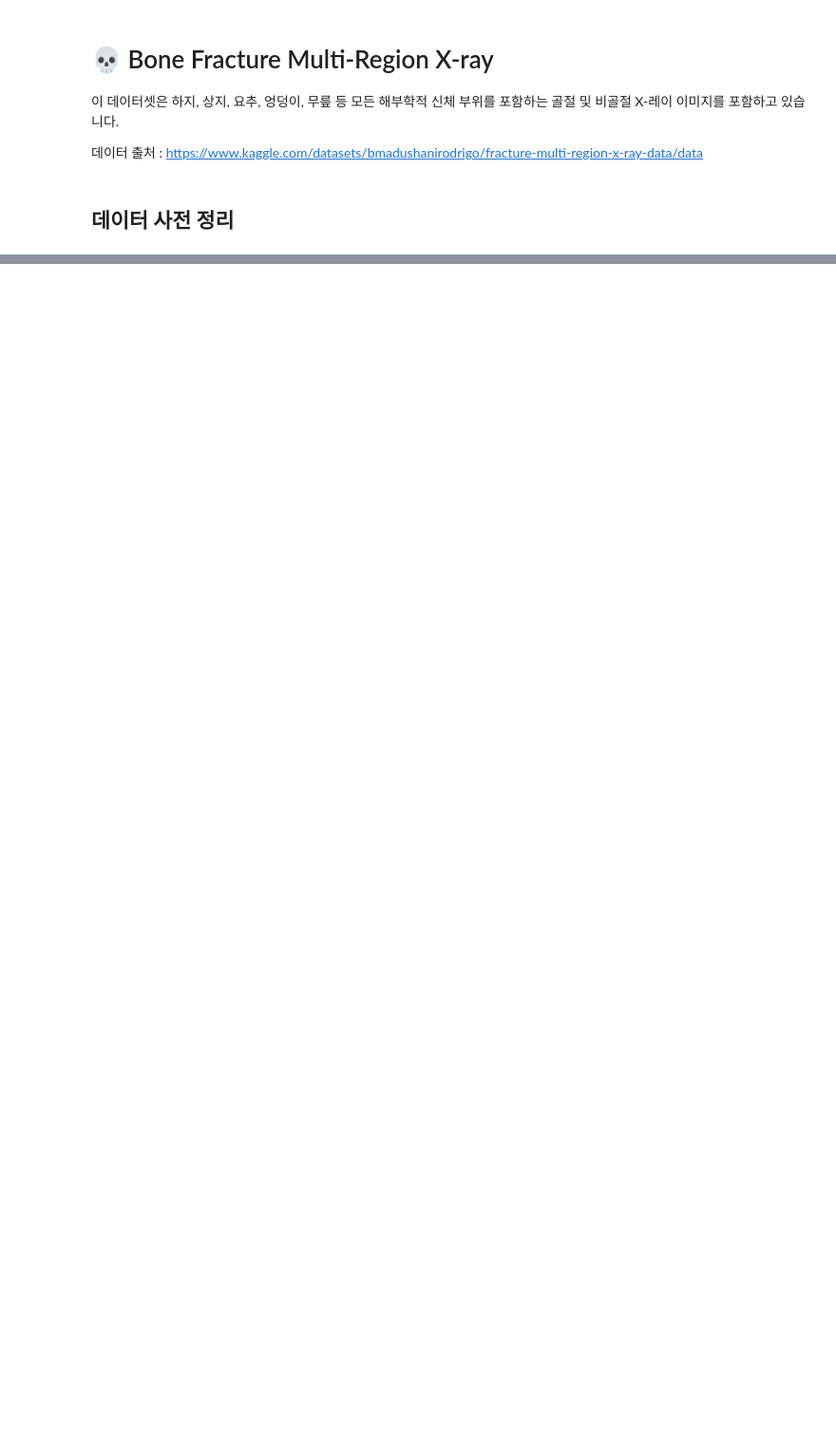
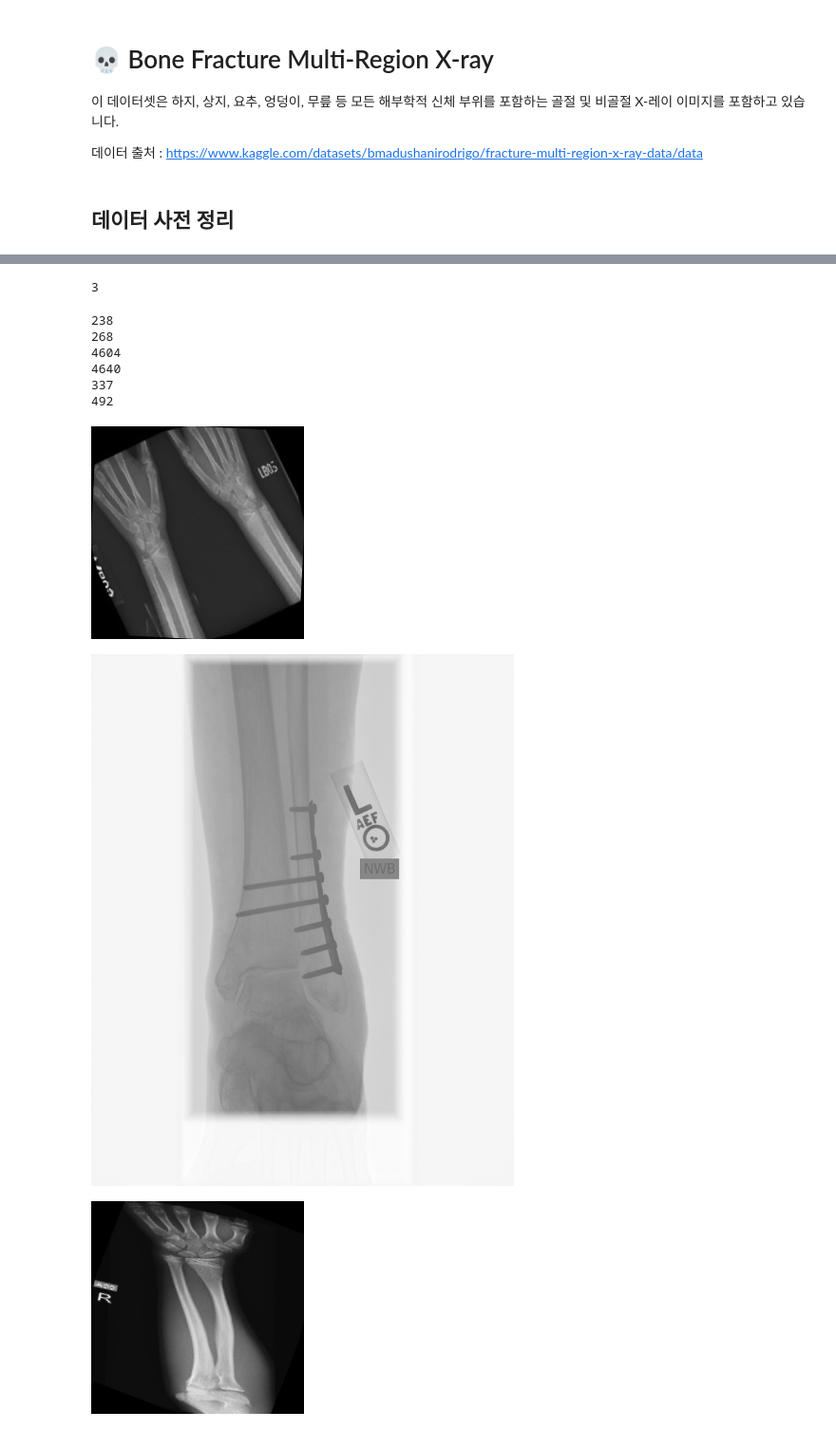
Before and after one commit to pauljo13/Bone-Fracture-Multi-Region-X-ray, a Jupyter notebook: BoneFracture.ipynb, the cells around one changed output, grey strips where cells are left out. Shown at 95% size. Saved outputs shown, nothing was run; the diff lists cells and outputs as text; code cells hidden in the pictures; blank space fills up the shorter version.

```diff
--- a/BoneFracture.ipynb
+++ b/BoneFracture.ipynb
@@ -104,0 +101,6 @@ def change_file_determiner(directory):
+# %%
+data_dir = "/Users/bumsoojoe/Desktop/Project/Bone Fracture DL/Data"
+data = os.listdir(data_dir)
+len(data)
+# %% [output]
+3
@@ -104,0 +111,47 @@ def change_file_determiner(directory):
+# %%
+BB_test_fr = "/Users/bumsoojoe/Desktop/Project/Bone Fracture DL/Data/Bone_Fracture_Binary_Classification/test/fractured"
+BB_test_nfr = "/Users/bumsoojoe/Desktop/Project/Bone Fracture DL/Data/Bone_Fracture_Binary_Classification/test/not fractured"
+BB_train_fr = "/Users/bumsoojoe/Desktop/Project/Bone Fracture DL/Data/Bone_Fracture_Binary_Classification/train/fractured"
+BB_train_nfr = "/Users/bumsoojoe/Desktop/Project/Bone Fracture DL/Data/Bone_Fracture_Binary_Classification/train/not fractured"
+BB_val_fr = "/Users/bumsoojoe/Desktop/Project/Bone Fracture DL/Data/Bone_Fracture_Binary_Classification/val/fractured"
+BB_val_nfr = "/Users/bumsoojoe/Desktop/Project/Bone Fracture DL/Data/Bone_Fracture_Binary_Classification/val/not fractured"
+
+data_dir_list = [BB_test_fr,BB_test_nfr,BB_train_fr,BB_train_nfr,BB_val_fr,BB_val_nfr]
+
+for i in data_dir_list:
+    print(data_image_len(i))
+# %% [output]
+238
+268
+4604
+4640
+337
+492
+# %%
+def show_random_images(image_path):
+    # 이미지 파일 확장자 리스트
+    valid_extensions = ['.jpg', '.jpeg', '.png', '.gif', '.bmp']
+
+    # 주어진 경로에서 모든 파일을 리스트업
+    all_files = [os.path.join(image_path, f) for f in os.listdir(image_path) if os.path.isfile(os.path.join(image_path, f))]
+
+    # 이미지 파일만 필터링
+    image_files = [f for f in all_files if os.path.splitext(f)[1].lower() in valid_extensions]
+
+    # 이미지 파일이 9개 미만일 경우 모든 이미지를 보여줌
+    if len(image_files) < 9:
+        selected_images = image_files
+    else:
+        # 무작위로 9개의 이미지 파일 선택
+        selected_images = random.sample(image_files, 9)
+
+    # 선택된 이미지 파일을 출력
+    for image_file in selected_images:
+        image = Image.open(image_file)
+        display(image)
+# %%
+show_random_images(BB_test_fr)
+# %% [output]
+[figure, added]
+[figure, added]
+[figure, added]
```
Also changed, not shown: parts of 4 cells of this notebook.
